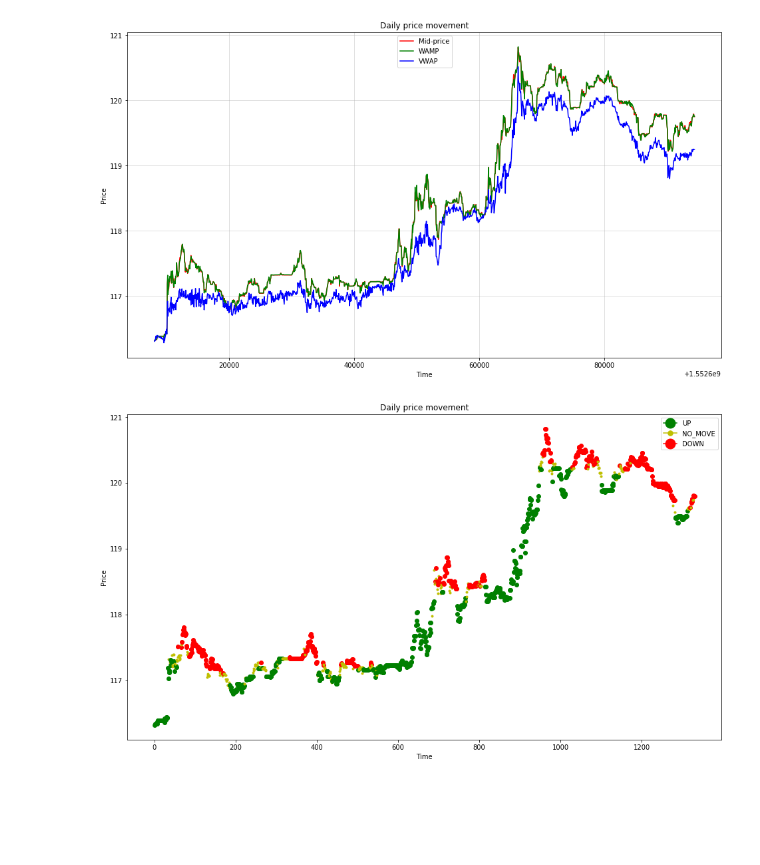
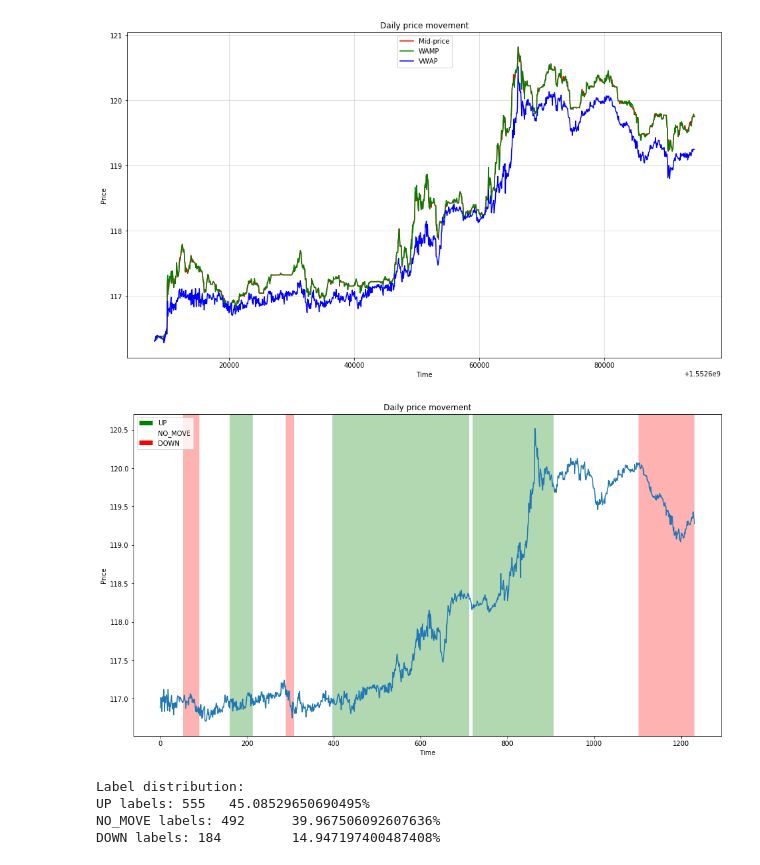
Before and after one commit to tornermarton/SemesterProject, a Jupyter notebook: datavisualization.ipynb, the cells around one changed output. Drawn from its saved outputs; the diff is of its cells as text; code cells hidden in the pictures; blank space fills up the shorter version.

Commit message:
Some visualization functions changed, labeling changed

```diff
--- a/datavisualization.ipynb
+++ b/datavisualization.ipynb
@@ -97,5 +90,14 @@ wamps = [calc_WAMP(ss) for ss in dataset]
-# %%
-labels = make_labels(snapshots=dataset, add_no_move=True, alpha=alpha, delay=delay)
-plot_labels(wamps[:-delay], labels)
-# %% [output]
-[figure, removed]
+# %%
+window_size = 100
+
+labels = make_labels(snapshots=dataset, add_no_move=True, alpha=1, window_size=window_size)
+plot_labels([calc_VWAP(ss) for ss in dataset[window_size-1:-window_size]], labels)
+
+print("Label distribution:")
+count_labels(labels)
+# %% [output]
+[figure, added]
+Label distribution:
+UP labels: 555   45.08529650690495%
+NO_MOVE labels: 492      39.967506092607636%
+DOWN labels: 184         14.947197400487408%
```
Also changed, not shown: parts of 1 cell of this notebook, 2 other files.
